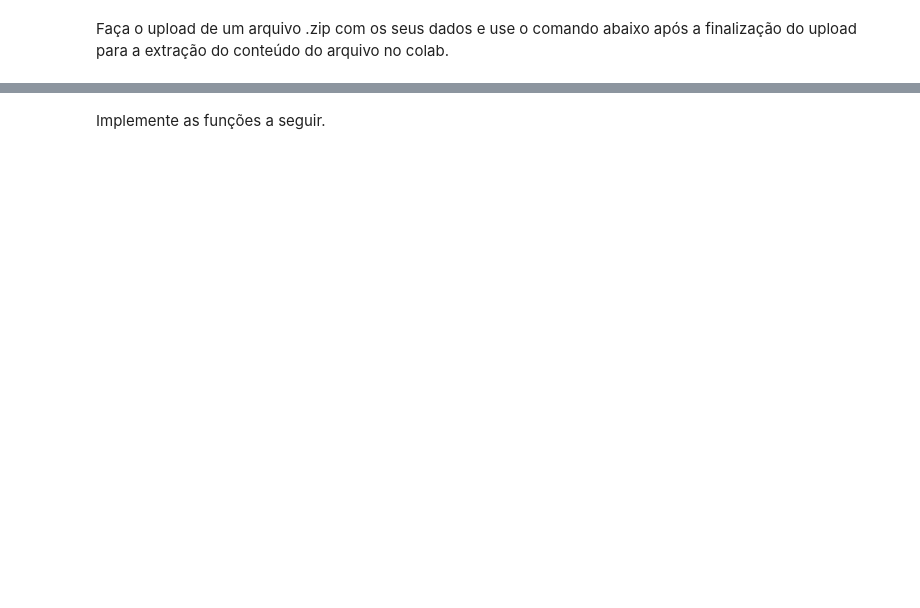
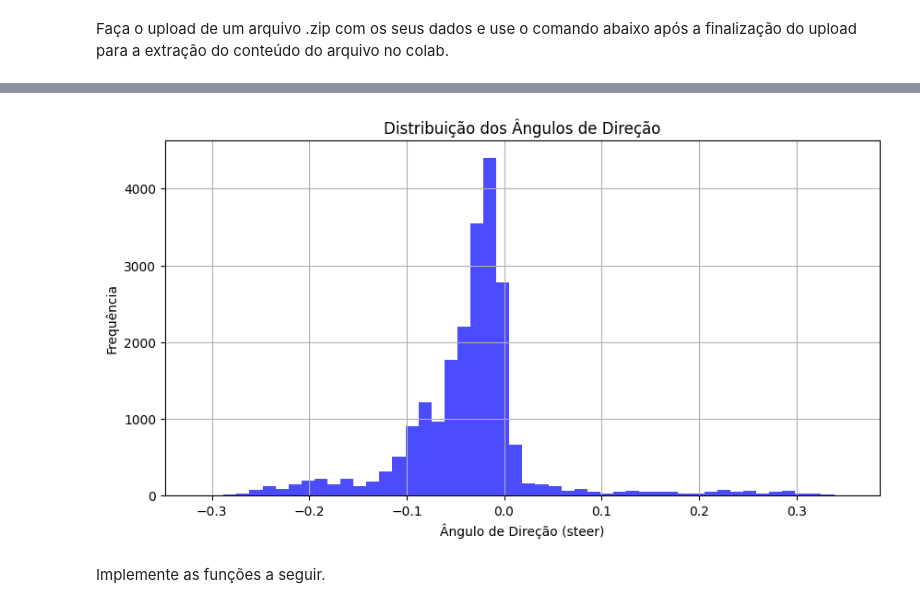
Before and after one commit to LisandraMoura/behavior-cloning, a Jupyter notebook: 4_training_model_test.ipynb, the cells around one changed output, grey strips where cells are left out. Drawn from its saved outputs; the diff is of its cells as text; code cells hidden in the pictures; blank space fills up the shorter version.

```diff
--- a/4_training_model_test.ipynb
+++ b/4_training_model_test.ipynb
@@ -3,3 +18,18 @@ Faça o upload de um arquivo .zip com os seus dados e use o comando abaixo após
+# %%
+#preparação dos dados
+import pandas as pd
+import matplotlib.pyplot as plt
+data = pd.read_csv('todososdados.csv')
+
+plt.figure(figsize=(10, 5))
+plt.hist(data['steer'], bins=50, color='blue', alpha=0.7)
+plt.title('Distribuição dos Ângulos de Direção')
+plt.xlabel('Ângulo de Direção (steer)')
+plt.ylabel('Frequência')
+plt.grid(True)
+plt.show()
+# %% [output]
+[figure, added]
 # %% [markdown]
 Implemente as funções a seguir.
 # %%
```
Also changed, not shown: parts of 9 cells of this notebook, 11 other files.
